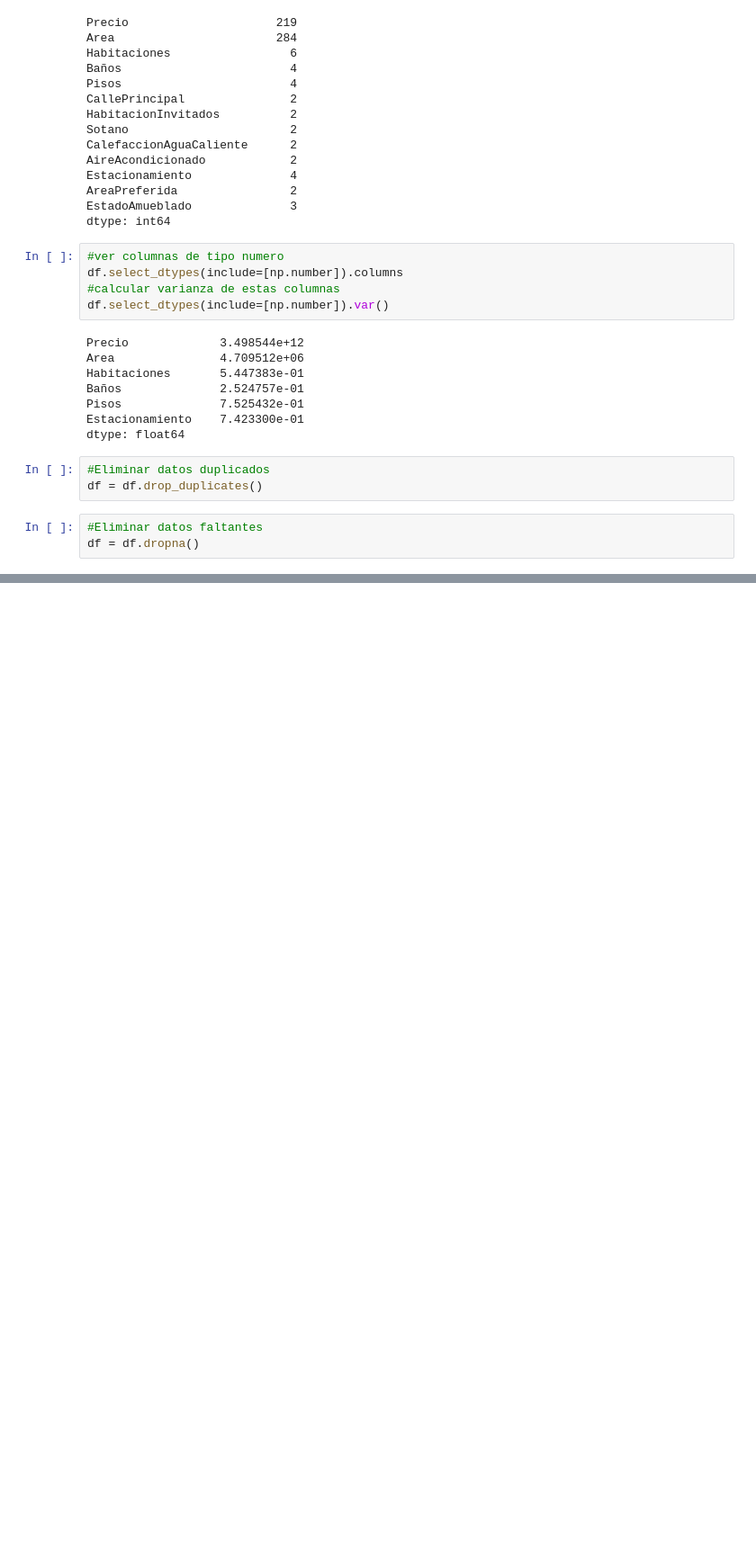
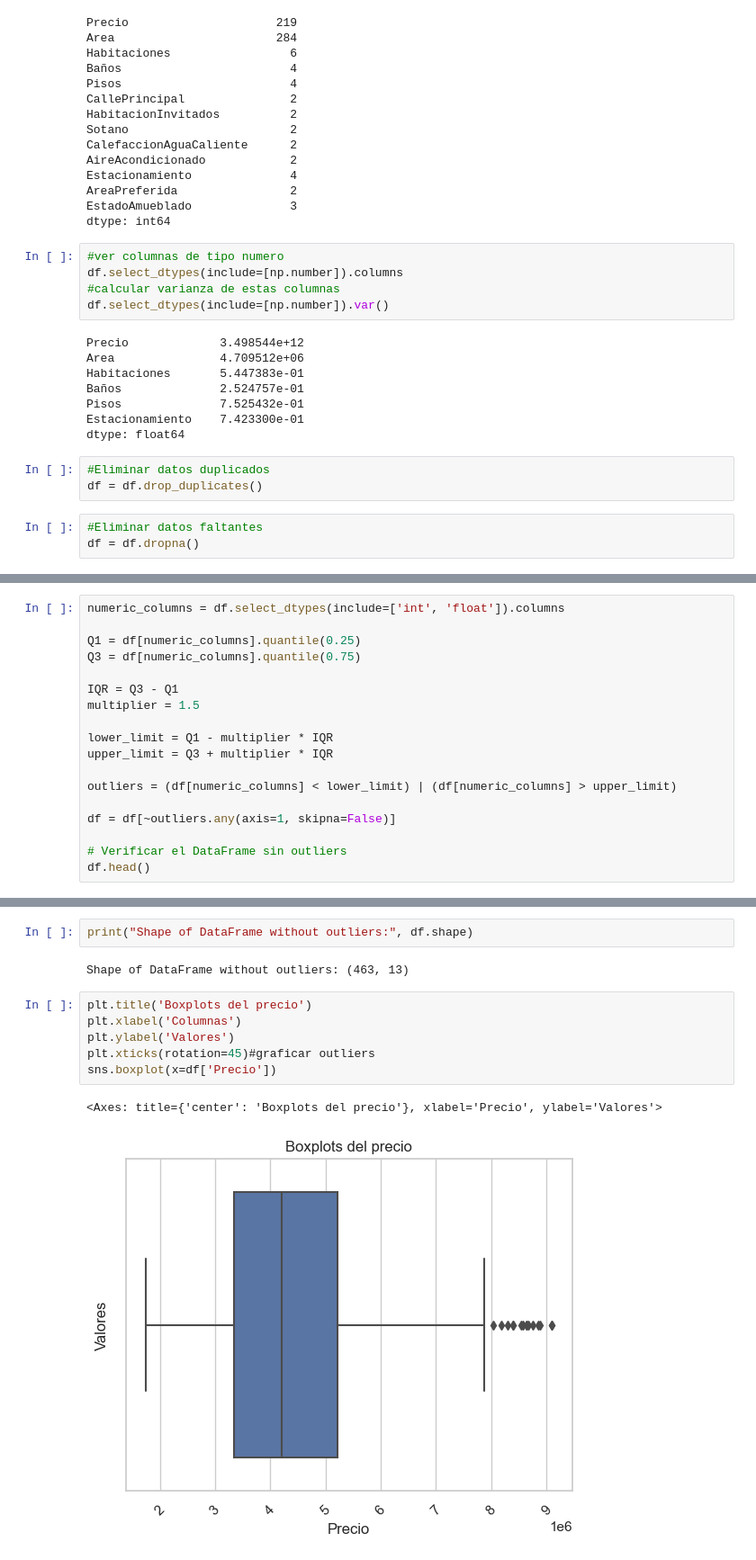
Before and after one commit to federojasc/Electric_Cars_Project, a Jupyter notebook: Housing_Price_Prediction/Housing_Price_Prediction.ipynb, the cells around one changed output, grey strips where cells are left out. Shown at 90% size. Cells and saved outputs as stored; diff of their text form; blank space fills up the shorter version.

```diff
--- a/Housing_Price_Prediction/Housing_Price_Prediction.ipynb
+++ b/Housing_Price_Prediction/Housing_Price_Prediction.ipynb
@@ -160,0 +158,18 @@ plt.show()
+# %%
+numeric_columns = df.select_dtypes(include=['int', 'float']).columns
+
+Q1 = df[numeric_columns].quantile(0.25)
+Q3 = df[numeric_columns].quantile(0.75)
+
+IQR = Q3 - Q1
+multiplier = 1.5
+
+lower_limit = Q1 - multiplier * IQR
+upper_limit = Q3 + multiplier * IQR
+
+outliers = (df[numeric_columns] < lower_limit) | (df[numeric_columns] > upper_limit)
+
+df = df[~outliers.any(axis=1, skipna=False)]
+
+# Verificar el DataFrame sin outliers
+df.head()
@@ -160,0 +183,13 @@ plt.show()
+# %%
+print("Shape of DataFrame without outliers:", df.shape)
+# %% [output]
+Shape of DataFrame without outliers: (463, 13)
+# %%
+plt.title('Boxplots del precio')
+plt.xlabel('Columnas')
+plt.ylabel('Valores')
+plt.xticks(rotation=45)#graficar outliers
+sns.boxplot(x=df['Precio'])
+# %% [output]
+<Axes: title={'center': 'Boxplots del precio'}, xlabel='Precio', ylabel='Valores'>
+[figure, added]
```
Also changed, not shown: parts of 12 cells of this notebook.
